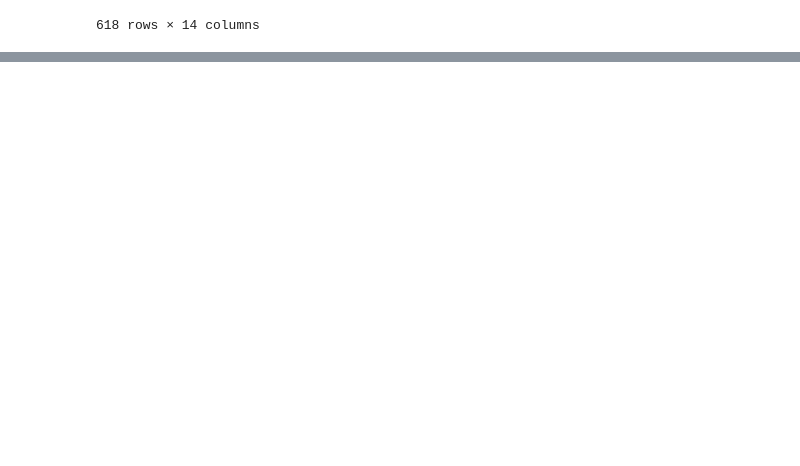
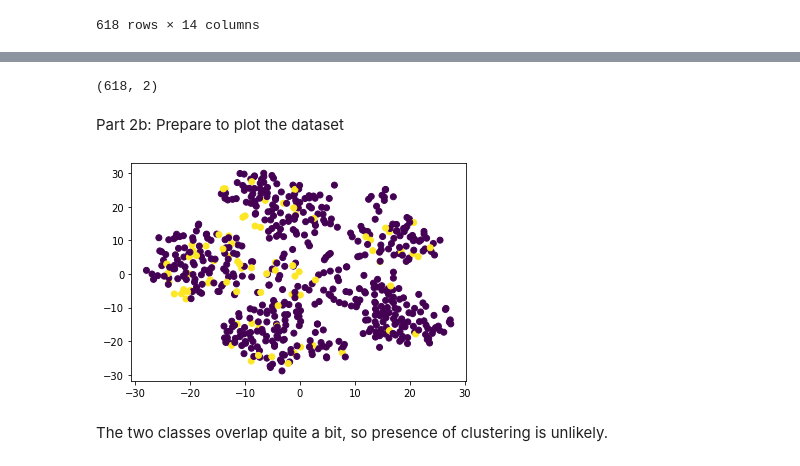
Before and after one commit to tannerhorton/unsupervised_myopia_analysis, a Jupyter notebook: Code/myopia.ipynb, the cells around one changed output, grey strips where cells are left out. Cells and saved outputs as stored; diff of their text form; code cells hidden in the pictures; blank space fills up the shorter version.

Commit message:
Nearly finished with part 2, need to state the explained variance still

```diff
--- a/Code/myopia.ipynb
+++ b/Code/myopia.ipynb
@@ -49,3 +51,5 @@ scaled_data = scaler.fit_transform(unsupervised_df)
 # %%
-pca = PCA(n_components=0.95)
+# Dimensionality reduction refers to reducing the number of input variables (columns/features) for a dataset
+pca = PCA(n_components=0.9)
+# consider columns as dimensions oin space space and the rows of data as points in that space
 pca_transformed_data = pca.fit_transform(scaled_data)
@@ -54 +69,27 @@ tsne = TSNE(learning_rate=100)
 transformed_features = tsne.fit_transform(pca_transformed_data)
+# %%
+# Checking that data set has 2 columns
+transformed_features.shape
+# %% [output]
+(618, 2)
+# %% [markdown]
+Part 2b: Prepare to plot the dataset
+# %%
+# The first column of transformed features
+unsupervised_df['x'] = transformed_features[:,0]
+
+# The second column of transformed features
+unsupervised_df['y'] = transformed_features[:,1]
+
+#  variable needed to betterv isualize the results graph
+unsupervised_df["class"] = myopia_df["MYOPIC"]
+# %%
+# Visualize the clusters using the class column df created in previous line of code
+plt.scatter(unsupervised_df['x'], unsupervised_df['y'], c=unsupervised_df["class"])
+
+# print statement
+plt.show()
+# %% [output]
+[figure, added]
+# %% [markdown]
+The two classes overlap quite a bit, so presence of clustering is unlikely.
```
Also changed, not shown: parts of 5 cells of this notebook, 1 other file.
